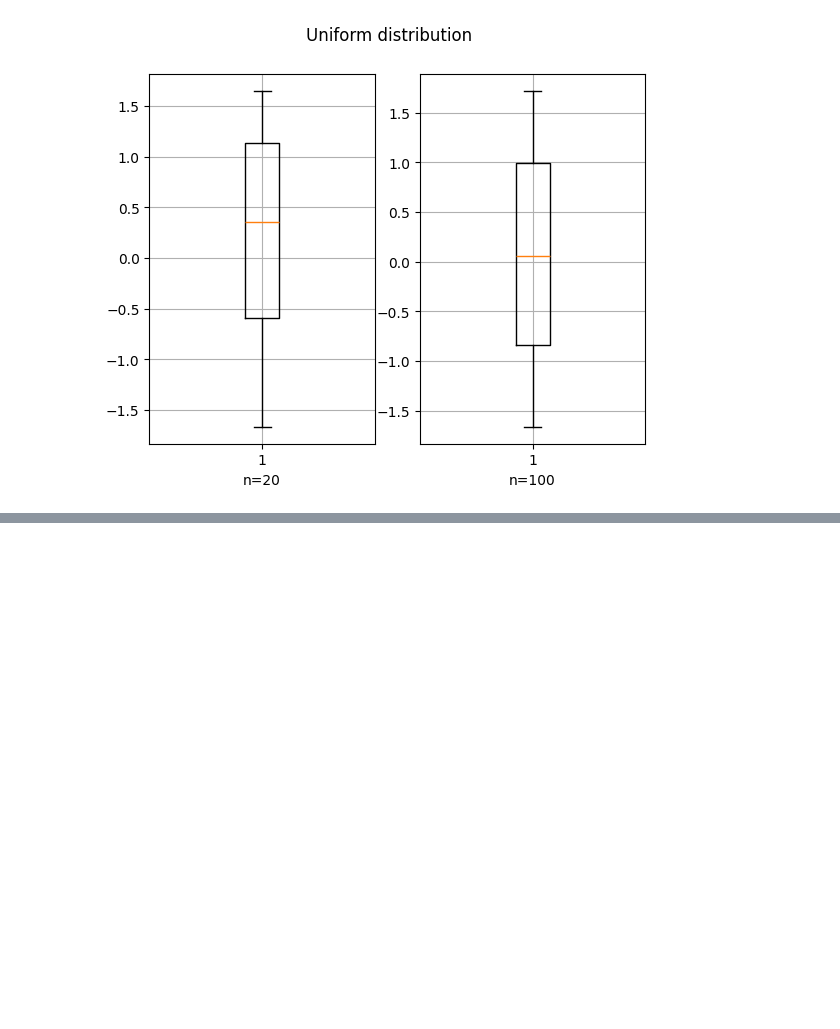
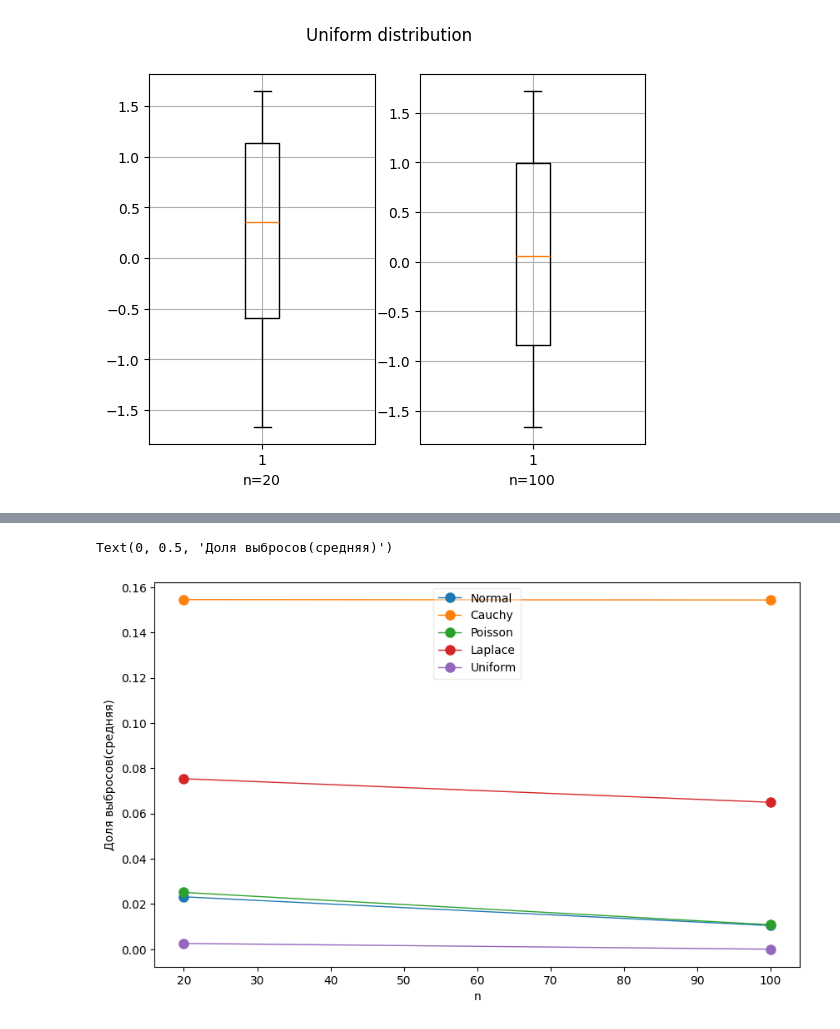
Before and after one commit to akkniko/math-statistic, a Jupyter notebook: lab3/main.ipynb, the cells around one changed output, grey strips where cells are left out. Saved outputs shown, nothing was run; the diff lists cells and outputs as text; code cells hidden in the pictures; blank space fills up the shorter version.

```diff
--- a/lab3/main.ipynb
+++ b/lab3/main.ipynb
@@ -139,0 +196,29 @@ for i in enumerate(n_val):
+# %%
+plt.figure(figsize=(10,6))
+y = []
+for k,v in results.items():
+    x = [20, 100]
+    y = []
+    # for n in n_val:
+
+
+x = [20, 100]
+y1 = [float(results['Normal'][20]), float(results['Normal'][100])]
+y2 = [float(results['Cauchy'][20]), float(results['Cauchy'][100])]
+y3 = [float(results['Poisson'][20]), float(results['Poisson'][100])]
+y4 = [float(results['Laplace'][20]), float(results['Laplace'][100])]
+y5 = [float(results['Uniform'][20]), float(results['Uniform'][100])]
+plt.plot(x, y1, label='Normal', marker='o', linewidth=1, markersize=8)
+plt.plot(x, y2, label='Cauchy', marker='o', linewidth=1, markersize=8)
+plt.plot(x, y3, label='Poisson', marker='o', linewidth=1, markersize=8)
+plt.plot(x, y4, label='Laplace', marker='o', linewidth=1, markersize=8)
+plt.plot(x, y5, label='Uniform', marker='o', linewidth=1, markersize=8)
+# float(results['Normal'][20])
+# plt.loglog('x')
+# plt.loglog('y')
+plt.legend(loc='best', framealpha=0.4)
+plt.xlabel('n')
+plt.ylabel('Доля выбросов(средняя)')
+# %% [output]
+Text(0, 0.5, 'Доля выбросов(средняя)')
+[figure, added]
```
Also changed, not shown: parts of 2 cells of this notebook.
